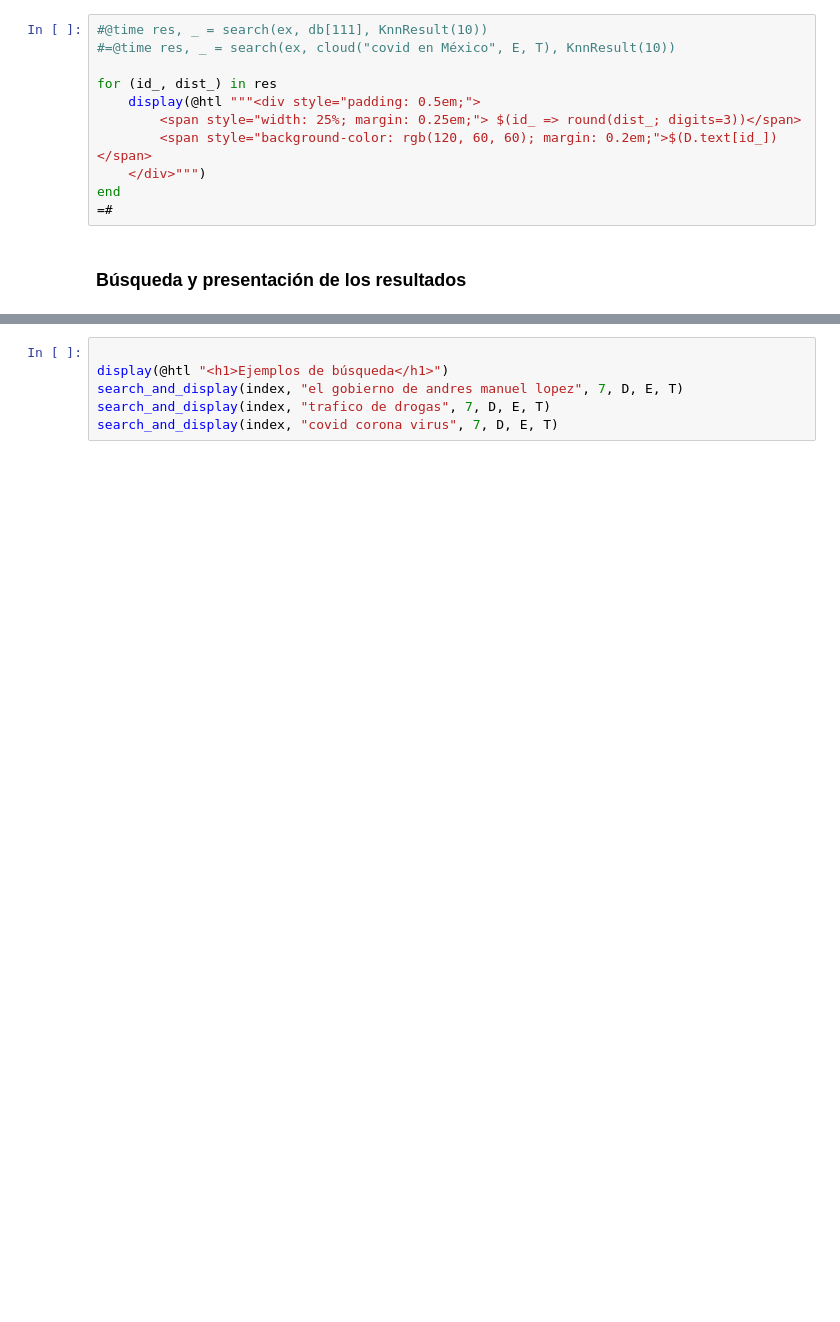
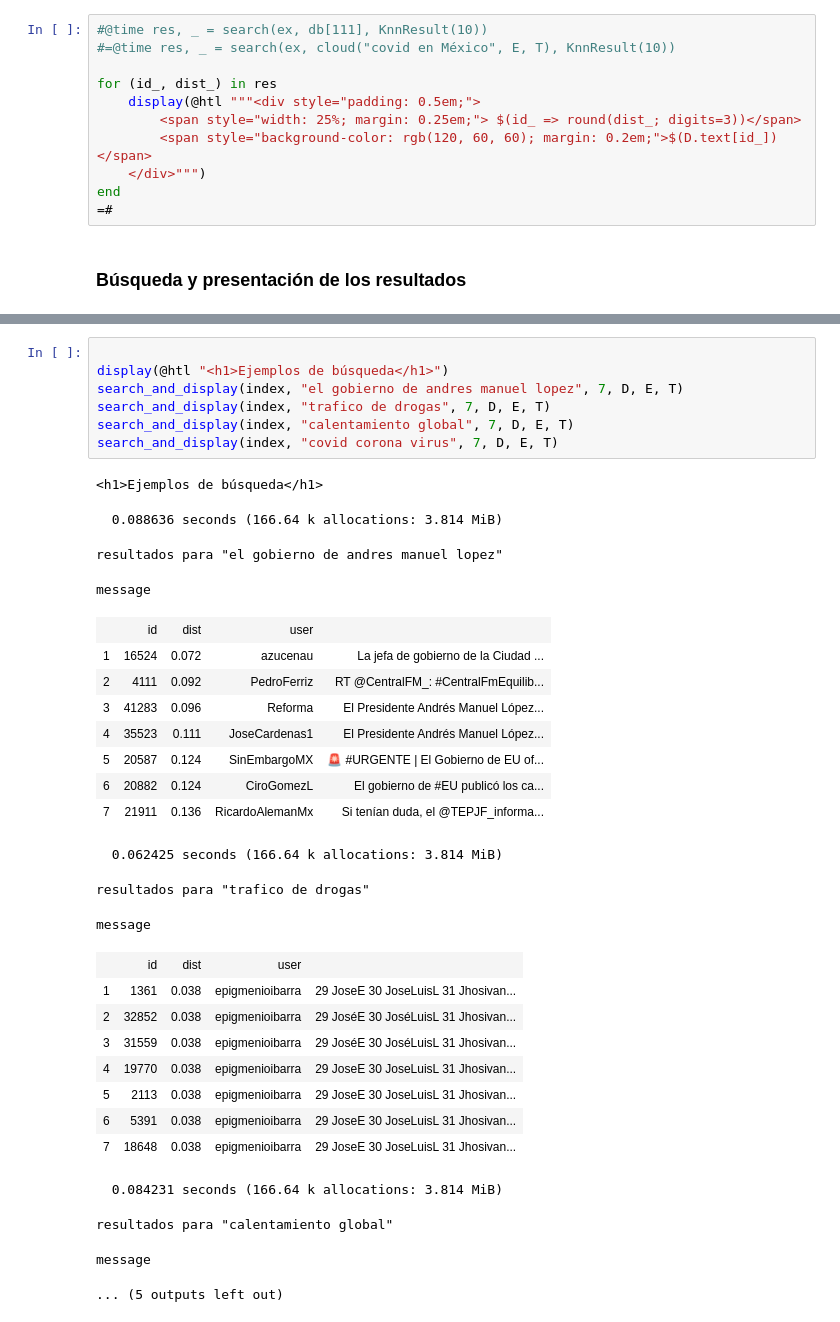
Before and after one commit to sadit/IR-2022, a Jupyter notebook: Unidades/u05c.ipynb, the cells around one changed output, grey strips where cells are left out. Saved outputs shown, nothing was run; the diff lists cells and outputs as text; blank space fills up the shorter version.

```diff
--- a/Unidades/u05c.ipynb
+++ b/Unidades/u05c.ipynb
@@ -195,9 +215,38 @@ end
 # %%
 
 display(@htl "<h1>Ejemplos de búsqueda</h1>")
 search_and_display(index, "el gobierno de andres manuel lopez", 7, D, E, T)
 search_and_display(index, "trafico de drogas", 7, D, E, T)
+search_and_display(index, "calentamiento global", 7, D, E, T)
 search_and_display(index, "covid corona virus", 7, D, E, T)
+# %% [output]
+<h1>Ejemplos de búsqueda</h1>
+  0.088636 seconds (166.64 k allocations: 3.814 MiB)
+resultados para "el gobierno de andres manuel lopez"
+message
+|  | id | dist | user |  |
+| 1 | 16524 | 0.072 | azucenau | La jefa de gobierno de la Ciudad ... |
+| 2 | 4111 | 0.092 | PedroFerriz | RT @CentralFM_: #CentralFmEquilib... |
+| 3 | 41283 | 0.096 | Reforma | El Presidente Andrés Manuel López... |
+| 4 | 35523 | 0.111 | JoseCardenas1 | El Presidente Andrés Manuel López... |
+| 5 | 20587 | 0.124 | SinEmbargoMX | 🚨 #URGENTE | El Gobierno de EU of... |
+| 6 | 20882 | 0.124 | CiroGomezL | El gobierno de #EU publicó los ca... |
+| 7 | 21911 | 0.136 | RicardoAlemanMx | Si tenían duda, el @TEPJF_informa... |
+  0.062425 seconds (166.64 k allocations: 3.814 MiB)
+resultados para "trafico de drogas"
+message
+|  | id | dist | user |  |
+| 1 | 1361 | 0.038 | epigmenioibarra | 29 JoseE 30 JoseLuisL 31 Jhosivan... |
+| 2 | 32852 | 0.038 | epigmenioibarra | 29 JoséE 30 JoséLuisL 31 Jhosivan... |
+| 3 | 31559 | 0.038 | epigmenioibarra | 29 JoséE 30 JoséLuisL 31 Jhosivan... |
+| 4 | 19770 | 0.038 | epigmenioibarra | 29 JoseE 30 JoseLuisL 31 Jhosivan... |
+| 5 | 2113 | 0.038 | epigmenioibarra | 29 JoseE 30 JoseLuisL 31 Jhosivan... |
+| 6 | 5391 | 0.038 | epigmenioibarra | 29 JoseE 30 JoseLuisL 31 Jhosivan... |
+| 7 | 18648 | 0.038 | epigmenioibarra | 29 JoseE 30 JoseLuisL 31 Jhosivan... |
+  0.084231 seconds (166.64 k allocations: 3.814 MiB)
+resultados para "calentamiento global"
+message
+... (5 outputs left out)
 # %%
 display(@htl "<h1>Ejemplos de búsqueda (mensajes aleatorios)</h1>")
 
```
Also changed, not shown: parts of 11 cells of this notebook.
